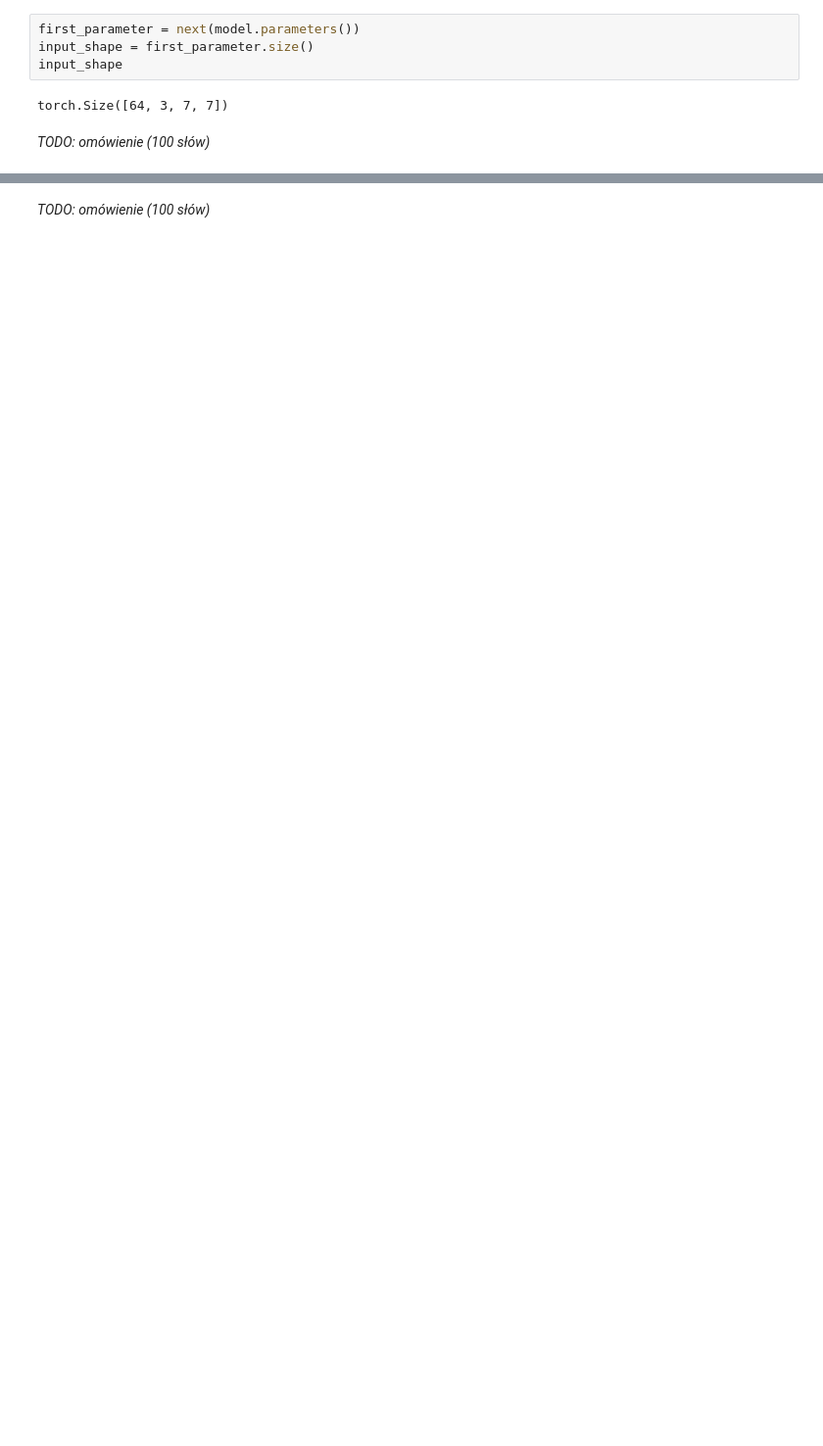
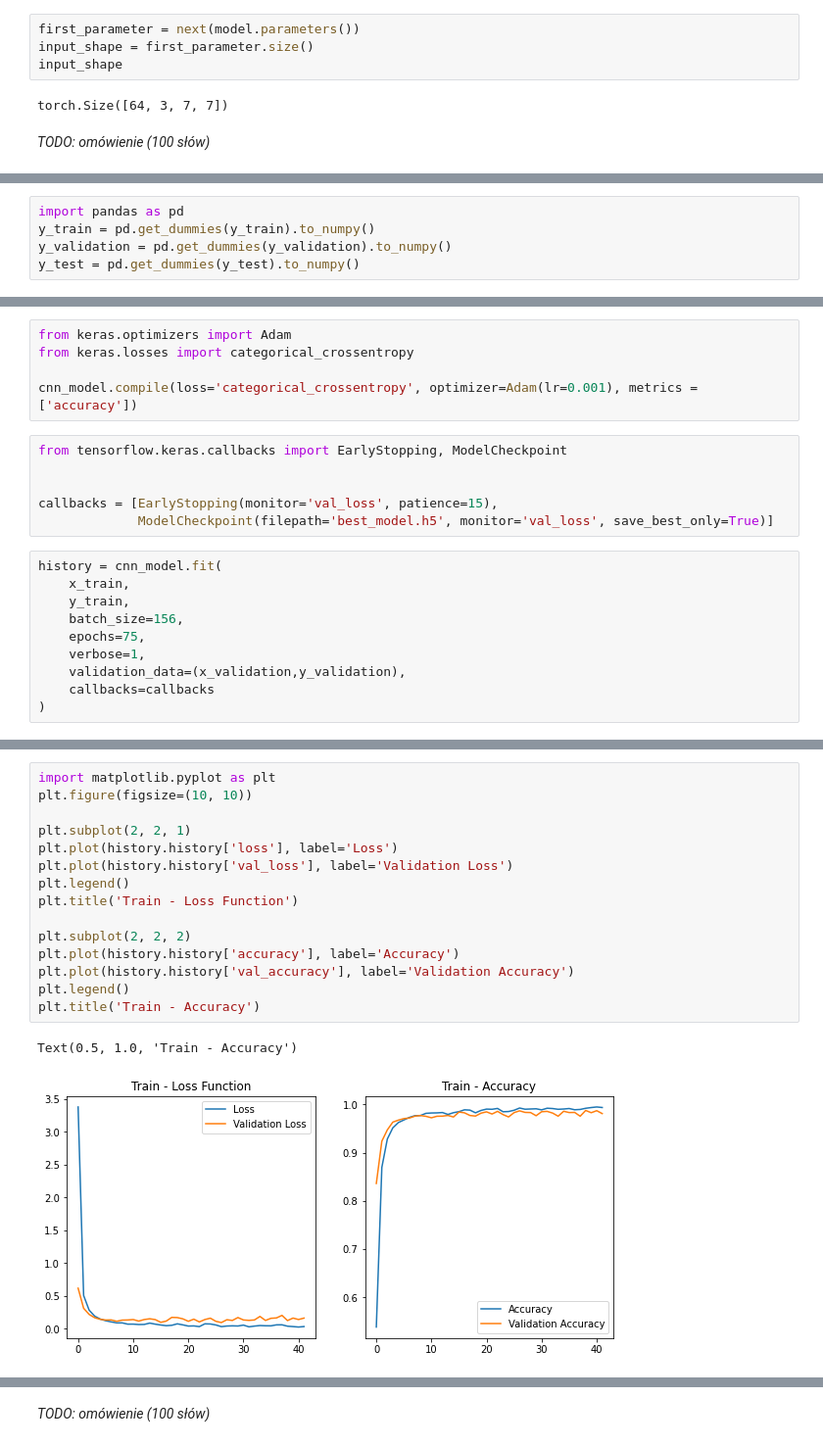
Before and after one commit to jprusakiewicz/zum2_image_classification, a Jupyter notebook: ZUM_img_22q4_projekt.ipynb, the cells around one changed output, grey strips where cells are left out. Shown at 98% size. Drawn from its saved outputs; the diff is of its cells as text; blank space fills up the shorter version.

Commit message:
feat transformers (VIT) and self designed cnn model

```diff
--- a/ZUM_img_22q4_projekt.ipynb
+++ b/ZUM_img_22q4_projekt.ipynb
@@ -471,0 +527,5 @@ reference: https://keras.io/api/applications/#usage-examples-for-image-classific
+# %%
+import pandas as pd
+y_train = pd.get_dummies(y_train).to_numpy()
+y_validation = pd.get_dummies(y_validation).to_numpy()
+y_test = pd.get_dummies(y_test).to_numpy()
@@ -471,0 +548,21 @@ reference: https://keras.io/api/applications/#usage-examples-for-image-classific
+# %%
+from keras.optimizers import Adam
+from keras.losses import categorical_crossentropy
+
+cnn_model.compile(loss='categorical_crossentropy', optimizer=Adam(lr=0.001), metrics =['accuracy'])
+# %%
+from tensorflow.keras.callbacks import EarlyStopping, ModelCheckpoint
+
+
+callbacks = [EarlyStopping(monitor='val_loss', patience=15),
+             ModelCheckpoint(filepath='best_model.h5', monitor='val_loss', save_best_only=True)]
+# %%
+history = cnn_model.fit(
+    x_train,
+    y_train,
+    batch_size=156,
+    epochs=75,
+    verbose=1,
+    validation_data=(x_validation,y_validation),
+    callbacks=callbacks
+)
@@ -471,0 +591,18 @@ reference: https://keras.io/api/applications/#usage-examples-for-image-classific
+# %%
+import matplotlib.pyplot as plt
+plt.figure(figsize=(10, 10))
+
+plt.subplot(2, 2, 1)
+plt.plot(history.history['loss'], label='Loss')
+plt.plot(history.history['val_loss'], label='Validation Loss')
+plt.legend()
+plt.title('Train - Loss Function')
+
+plt.subplot(2, 2, 2)
+plt.plot(history.history['accuracy'], label='Accuracy')
+plt.plot(history.history['val_accuracy'], label='Validation Accuracy')
+plt.legend()
+plt.title('Train - Accuracy')
+# %% [output]
+Text(0.5, 1.0, 'Train - Accuracy')
+[figure, added]
```
Also changed, not shown: parts of 33 cells of this notebook.
